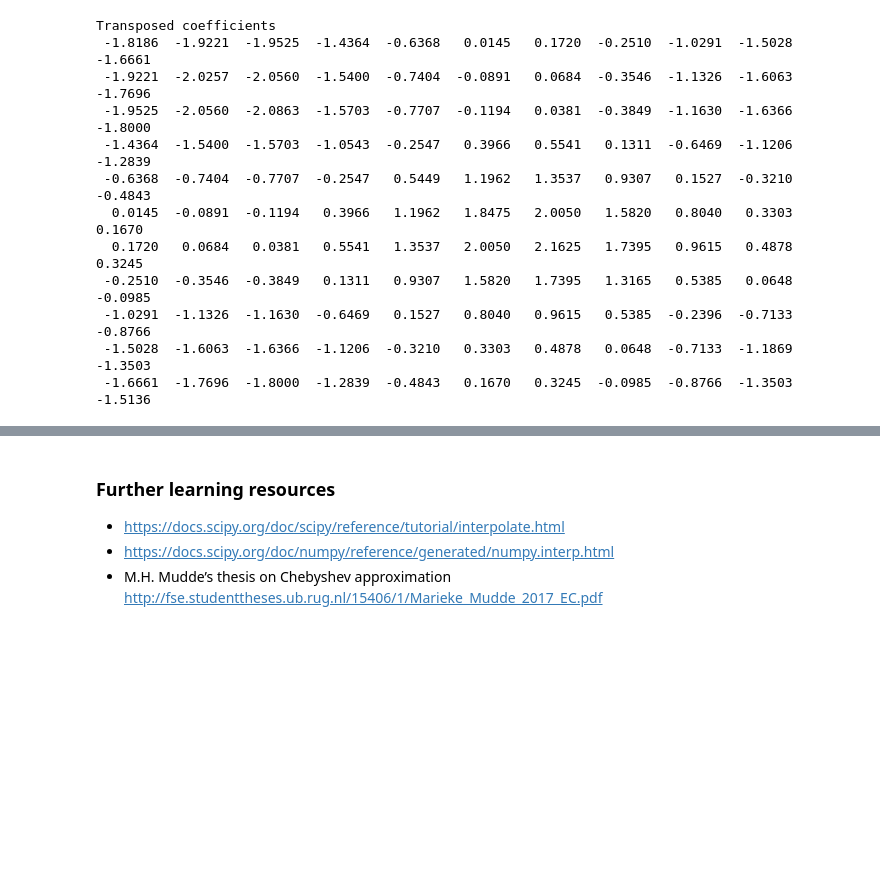
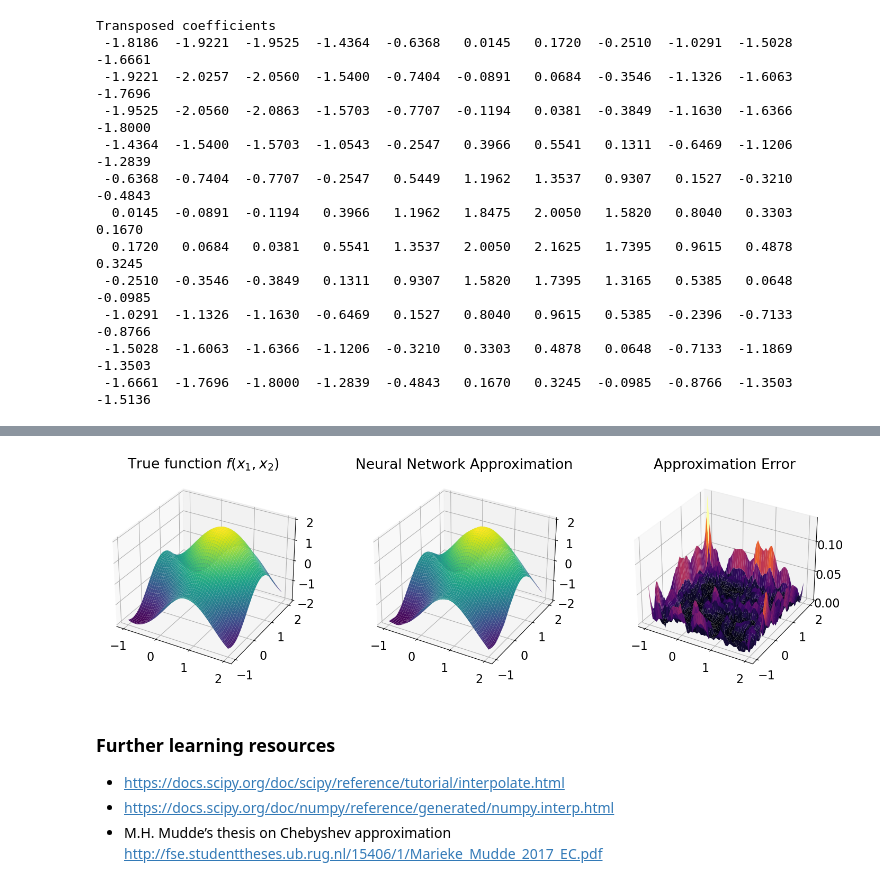
Before and after one commit to bschjerning/dp_ucph, a Jupyter notebook: 1_theory_tools/05_interpolation.ipynb, the cells around one changed output, grey strips where cells are left out. Saved outputs shown, nothing was run; the diff lists cells and outputs as text; code cells hidden in the pictures; blank space fills up the shorter version.

```diff
--- a/1_theory_tools/05_interpolation.ipynb
+++ b/1_theory_tools/05_interpolation.ipynb
@@ -709,9 +714,9 @@ sc=sieve(n, n-1, a, b, btype='chebyshev', gridtype='c');   sc.plot1d(f); plt.sho
 ### We can do it: Let's try a tensor product basis of Chebyshev polynomials
 # %%
 f1 = lambda x: np.sin(np.sum(x, axis=1)).reshape(-1,1)           # smooth function with some nonlinear interaction
-f1 = lambda x: np.sum(np.sin(2*x), axis=1).reshape(-1,1)         # additively seperable smooth function
-#f1 = lambda x: np.log(np.sum(np.abs(x), axis=1)).reshape(-1,1)  # nasty fuction
-s1=sieve(n=[11, 11], a=-1, b=2, btype='chebyshev', gridtype='c') # sieve setup
+f1 = lambda x: np.sum(np.sin(2*x), axis=1).reshape(-1,1)        # additively seperable smooth function
+# f1 = lambda x: np.log(np.sum(np.abs(x), axis=1)).reshape(-1,1)  # nasty fuction
+s1=sieve(n=[11, 11], deg=None, a=-1, b=2, btype='chebyshev', gridtype='c') # Try changing n, deg and (a,b) as well as btype and gridtype
 fx=f1(s1.x)        # y-data at nodes s1.x
 α = s1.fit(fx)     # sieve coeficients
 
@@ -903,0 +978,82 @@ Transposed coefficients
+# %%
+# Define the test function (same as example)
+f1 = lambda x: np.sin(np.sum(x, axis=1)).reshape(-1,1)           # smooth function with some nonlinear interaction
+f1 = lambda x: np.sum(np.sin(2*x), axis=1).reshape(-1,1)         # additively seperable smooth function
+#f1 = lambda x: np.log(np.sum(np.abs(x), axis=1)).reshape(-1,1)  # nasty fuction
+
+
+# Define the problem setup
+d = 2            # Dimension (TRY increasing to test higher-dimensional problems)
+n_train = 500    # Number of training samples
+n_test = 2500    # Number of evaluation points
+a, b = -1, 2     # Domain bounds
+
+# Generate training data (random sampling instead of a structured grid)
+X_train = np.random.uniform(a, b, (n_train, d))
+y_train = f1(X_train)
+
+# Generate test data for visualization
+X_test_1D = np.linspace(a, b, int(np.sqrt(n_test)))
+X_test = np.array(np.meshgrid(X_test_1D, X_test_1D)).T.reshape(-1, d)  # Create 2D test grid
+y_test = f1(X_test)
+
+# Convert to PyTorch tensors
+X_train_tensor = torch.tensor(X_train, dtype=torch.float32)
+y_train_tensor = torch.tensor(y_train, dtype=torch.float32)
+X_test_tensor = torch.tensor(X_test, dtype=torch.float32)
+
+# Define a simple feedforward neural network
+class Net(nn.Module):
+    def __init__(self, input_dim):
+        super(Net, self).__init__()
+        self.net = nn.Sequential(
+            nn.Linear(input_dim, 64),
+            nn.ReLU(),
+            nn.Linear(64, 64),
+            nn.ReLU(),
+            nn.Linear(64, 1)
+        )
+
+    def forward(self, x):
+        return self.net(x)
+
+# Initialize network and optimizer
+model = Net(d)
+optimizer = optim.Adam(model.parameters(), lr=0.01)
+criterion = nn.MSELoss()
+
+# Train the neural network
+epochs = 1000
+for epoch in range(epochs):
+    optimizer.zero_grad()
+    y_pred = model(X_train_tensor)
+    loss = criterion(y_pred, y_train_tensor)
+    loss.backward()
+    optimizer.step()
+    if epoch % 200 == 0:
+        print(f'Epoch {epoch}: Loss = {loss.item():.6f}')
+
+# Evaluate the neural network
+y_pred_test = model(X_test_tensor).detach().numpy()
+
+# Plot results
+fig = plt.figure(figsize=(18, 5))
+ax1 = fig.add_subplot(1, 3, 1, projection='3d')
+ax2 = fig.add_subplot(1, 3, 2, projection='3d')
+ax3 = fig.add_subplot(1, 3, 3, projection='3d')
+
+X1, X2 = X_test[:, 0].reshape(len(X_test_1D), -1), X_test[:, 1].reshape(len(X_test_1D), -1)
+Y_true = y_test.reshape(len(X_test_1D), -1)
+Y_pred = y_pred_test.reshape(len(X_test_1D), -1)
+
+ax1.plot_surface(X1, X2, Y_true, cmap='viridis', edgecolor='none')
+ax1.set_title("True function $f(x_1, x_2)$")
+
+ax2.plot_surface(X1, X2, Y_pred, cmap='viridis', edgecolor='none')
+ax2.set_title("Neural Network Approximation")
+
+ax3.plot_surface(X1, X2, np.abs(Y_true - Y_pred), cmap='inferno', edgecolor='none')
+ax3.set_title("Approximation Error")
+
+plt.show()
+# %% [output]
@@ -904,3 +1065,4 @@ Transposed coefficients
+[figure, added]
 # %% [markdown]
 ### Further learning resources
 
```
Also changed, not shown: parts of 11 cells of this notebook.
